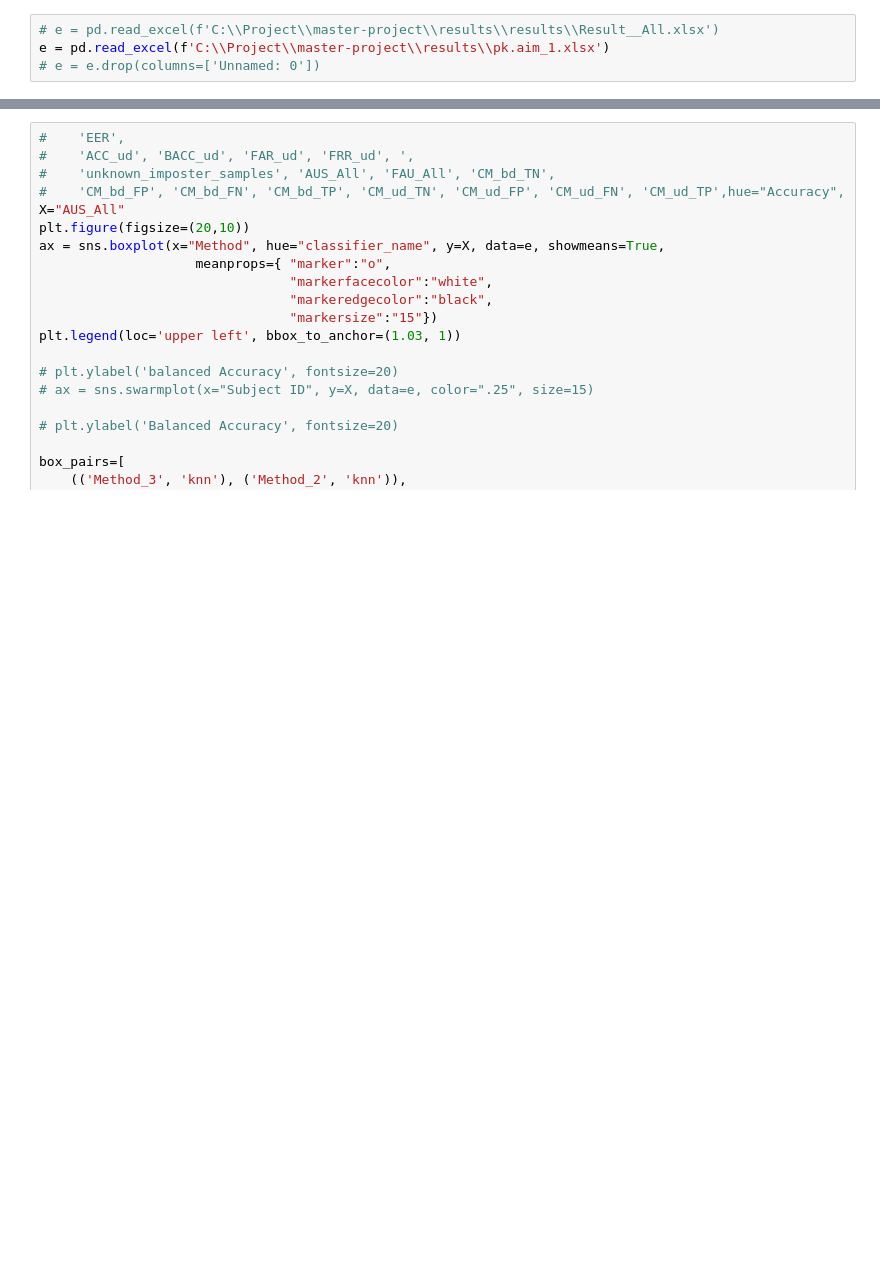
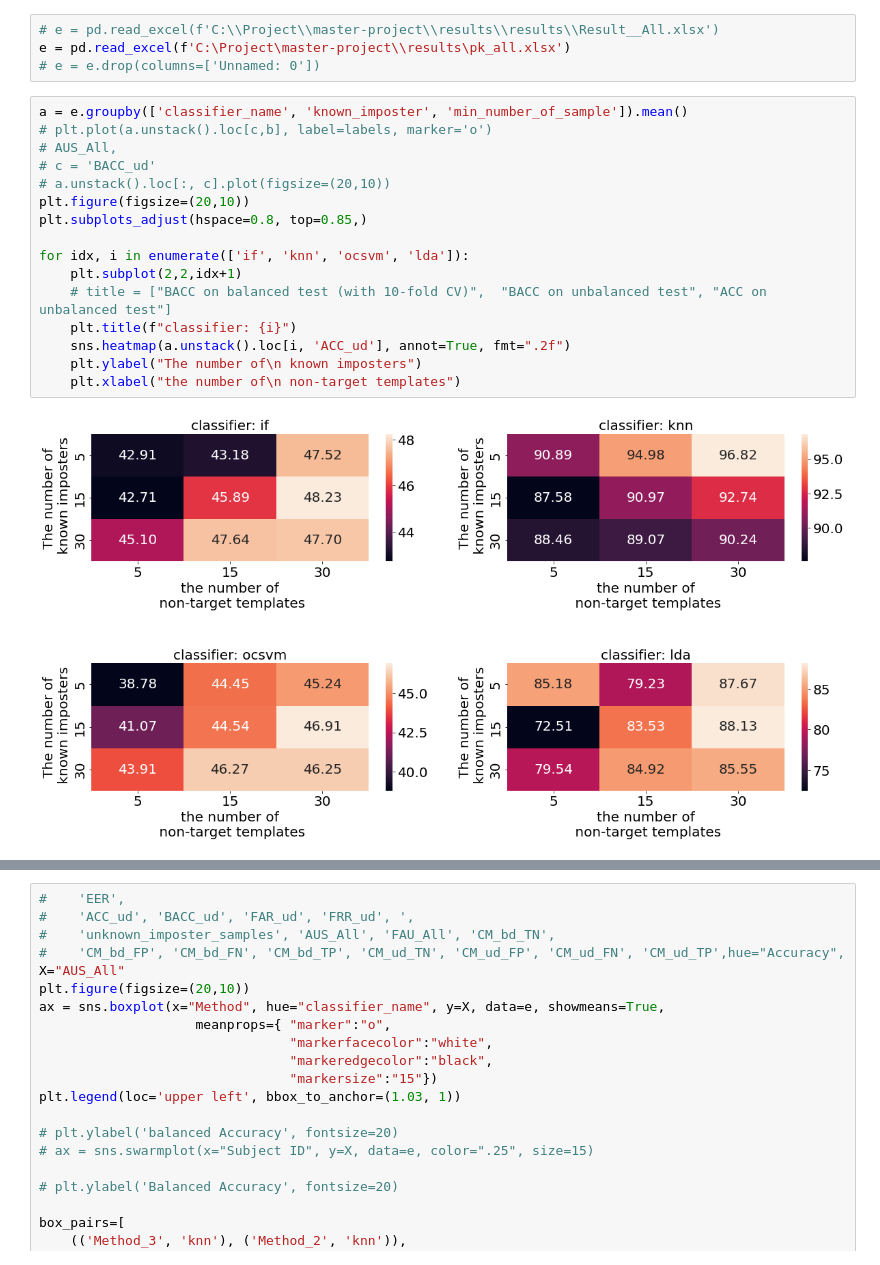
Before and after one commit to SKazemii/master-project, a Jupyter notebook: Codes/first_aim.ipynb, the cells around one changed output, grey strips where cells are left out. Cells and saved outputs as stored; diff of their text form; blank space fills up the shorter version.

```diff
--- a/Codes/first_aim.ipynb
+++ b/Codes/first_aim.ipynb
@@ -29,5 +29,23 @@ plt.rc('legend', fontsize=18) #fontsize of the legend
 # %%
 # e = pd.read_excel(f'C:\\Project\\master-project\\results\\results\\Result__All.xlsx')
-e = pd.read_excel(f'C:\\Project\\master-project\\results\\pk.aim_1.xlsx')
+e = pd.read_excel(f'C:\Project\master-project\\results\pk_all.xlsx')
 # e = e.drop(columns=['Unnamed: 0'])
+# %%
+a = e.groupby(['classifier_name', 'known_imposter', 'min_number_of_sample']).mean()
+# plt.plot(a.unstack().loc[c,b], label=labels, marker='o')
+# AUS_All,
+# c = 'BACC_ud'
+# a.unstack().loc[:, c].plot(figsize=(20,10))
+plt.figure(figsize=(20,10))
+plt.subplots_adjust(hspace=0.8, top=0.85,)
+
+for idx, i in enumerate(['if', 'knn', 'ocsvm', 'lda']):
+    plt.subplot(2,2,idx+1)
+    # title = ["BACC on balanced test (with 10-fold CV)",  "BACC on unbalanced test", "ACC on unbalanced test"]
+    plt.title(f"classifier: {i}")
+    sns.heatmap(a.unstack().loc[i, 'ACC_ud'], annot=True, fmt=".2f")
+    plt.ylabel("The number of\n known imposters")
+    plt.xlabel("the number of\n non-target templates")
+# %% [output]
+[figure, added]
 # %%
```
Also changed, not shown: parts of 4 cells of this notebook, 2 other files.
